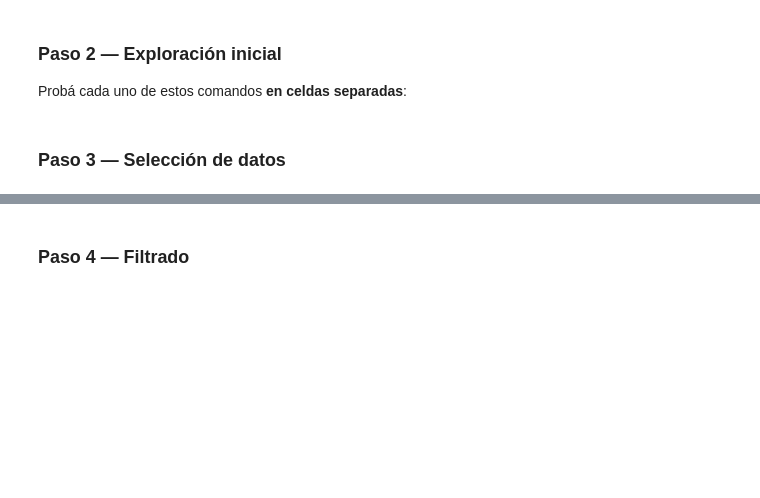
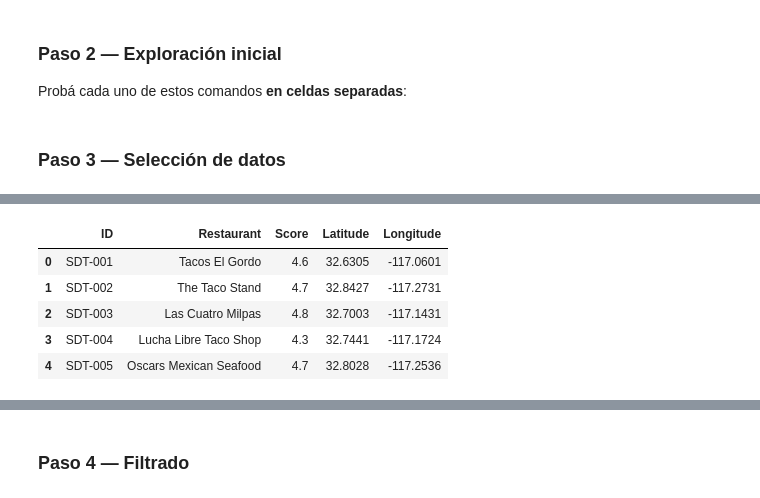
Before and after one commit to UADE-Python-Data-Science/583433_repo_oficial, a Jupyter notebook: Unidad_2/U2_NB2_Entornos_Jupyter_Colab.ipynb, the cells around one changed output, grey strips where cells are left out. Cells and saved outputs as stored; diff of their text form; code cells hidden in the pictures; blank space fills up the shorter version.

```diff
--- a/Unidad_2/U2_NB2_Entornos_Jupyter_Colab.ipynb
+++ b/Unidad_2/U2_NB2_Entornos_Jupyter_Colab.ipynb
@@ -268,3 +283,14 @@ print(df["Restaurant"])
+# %%
+# display(df)
+# print(df)
+df
+# %% [output]
+|  | ID | Restaurant | Score | Latitude | Longitude |
+| 0 | SDT-001 | Tacos El Gordo | 4.6 | 32.6305 | -117.0601 |
+| 1 | SDT-002 | The Taco Stand | 4.7 | 32.8427 | -117.2731 |
+| 2 | SDT-003 | Las Cuatro Milpas | 4.8 | 32.7003 | -117.1431 |
+| 3 | SDT-004 | Lucha Libre Taco Shop | 4.3 | 32.7441 | -117.1724 |
+| 4 | SDT-005 | Oscars Mexican Seafood | 4.7 | 32.8028 | -117.2536 |
 # %%
 # Seleccionar múltiples columnas → DataFrame
 df[["Restaurant", "Score"]]
```
Also changed, not shown: parts of 5 cells of this notebook, 9 other files.
